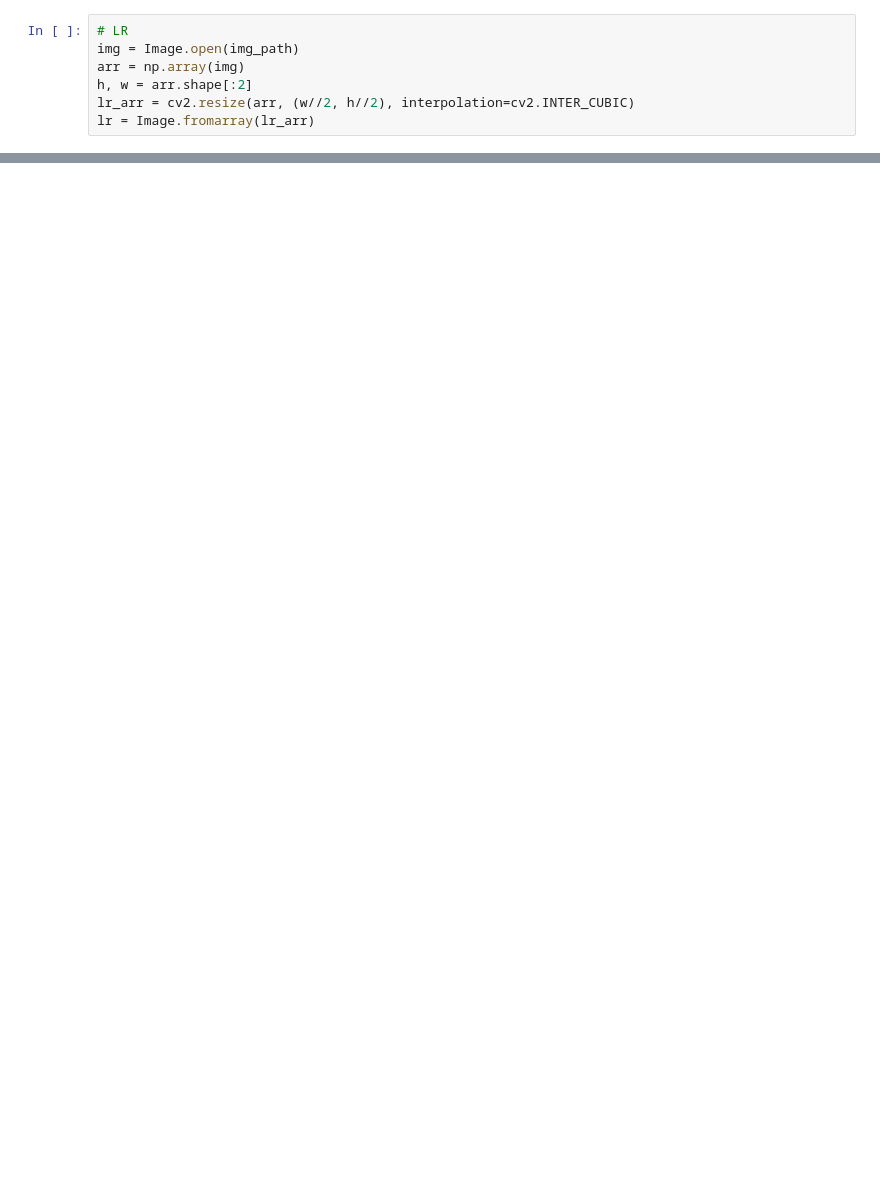
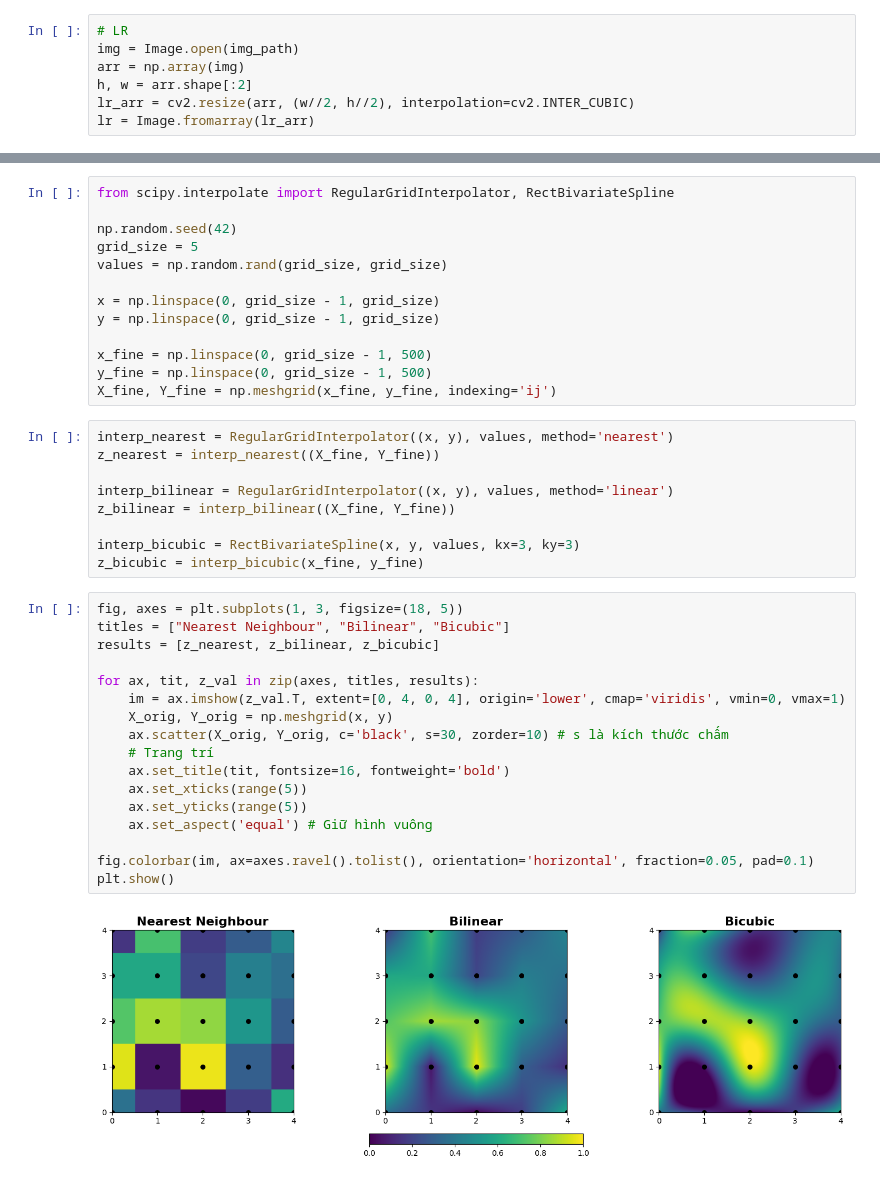
Before and after one commit to caoTayTang/image_super_resolution_traditional_cv, a Jupyter notebook: notebooks/experiments_interpolation.ipynb, the cells around one changed output, grey strips where cells are left out. Drawn from its saved outputs; the diff is of its cells as text; blank space fills up the shorter version.

```diff
--- a/notebooks/experiments_interpolation.ipynb
+++ b/notebooks/experiments_interpolation.ipynb
@@ -70,0 +54,41 @@ This share link expires in 1 week. For free permanent hosting and GPU upgrades,
+# %%
+from scipy.interpolate import RegularGridInterpolator, RectBivariateSpline
+
+np.random.seed(42)
+grid_size = 5
+values = np.random.rand(grid_size, grid_size)
+
+x = np.linspace(0, grid_size - 1, grid_size)
+y = np.linspace(0, grid_size - 1, grid_size)
+
+x_fine = np.linspace(0, grid_size - 1, 500)
+y_fine = np.linspace(0, grid_size - 1, 500)
+X_fine, Y_fine = np.meshgrid(x_fine, y_fine, indexing='ij')
+# %%
+interp_nearest = RegularGridInterpolator((x, y), values, method='nearest')
+z_nearest = interp_nearest((X_fine, Y_fine))
+
+interp_bilinear = RegularGridInterpolator((x, y), values, method='linear')
+z_bilinear = interp_bilinear((X_fine, Y_fine))
+
+interp_bicubic = RectBivariateSpline(x, y, values, kx=3, ky=3)
+z_bicubic = interp_bicubic(x_fine, y_fine)
+# %%
+fig, axes = plt.subplots(1, 3, figsize=(18, 5))
+titles = ["Nearest Neighbour", "Bilinear", "Bicubic"]
+results = [z_nearest, z_bilinear, z_bicubic]
+
+for ax, tit, z_val in zip(axes, titles, results):
+    im = ax.imshow(z_val.T, extent=[0, 4, 0, 4], origin='lower', cmap='viridis', vmin=0, vmax=1)
+    X_orig, Y_orig = np.meshgrid(x, y)
+    ax.scatter(X_orig, Y_orig, c='black', s=30, zorder=10) # s là kích thước chấm
+    # Trang trí
+    ax.set_title(tit, fontsize=16, fontweight='bold')
+    ax.set_xticks(range(5))
+    ax.set_yticks(range(5))
+    ax.set_aspect('equal') # Giữ hình vuông
+
+fig.colorbar(im, ax=axes.ravel().tolist(), orientation='horizontal', fraction=0.05, pad=0.1)
+plt.show()
+# %% [output]
+[figure, added]
```
Also changed, not shown: parts of 6 cells of this notebook, 3 other files.
